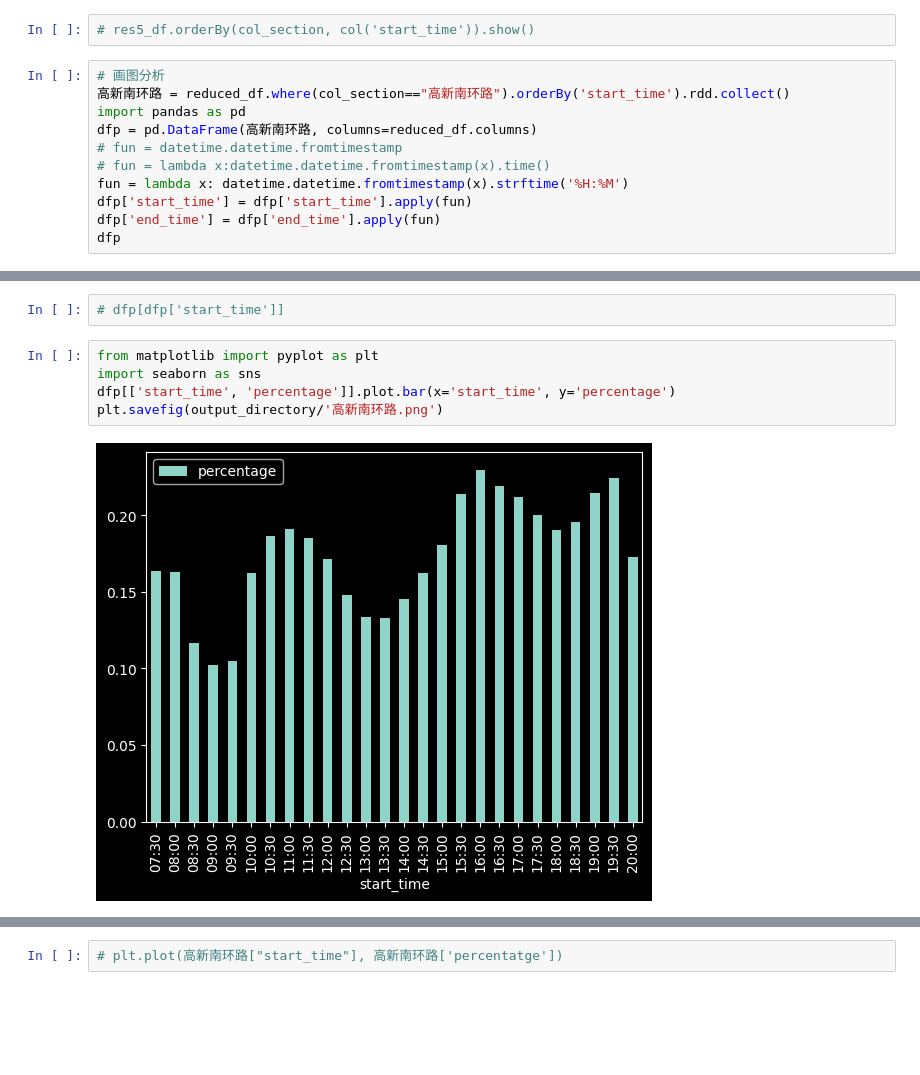
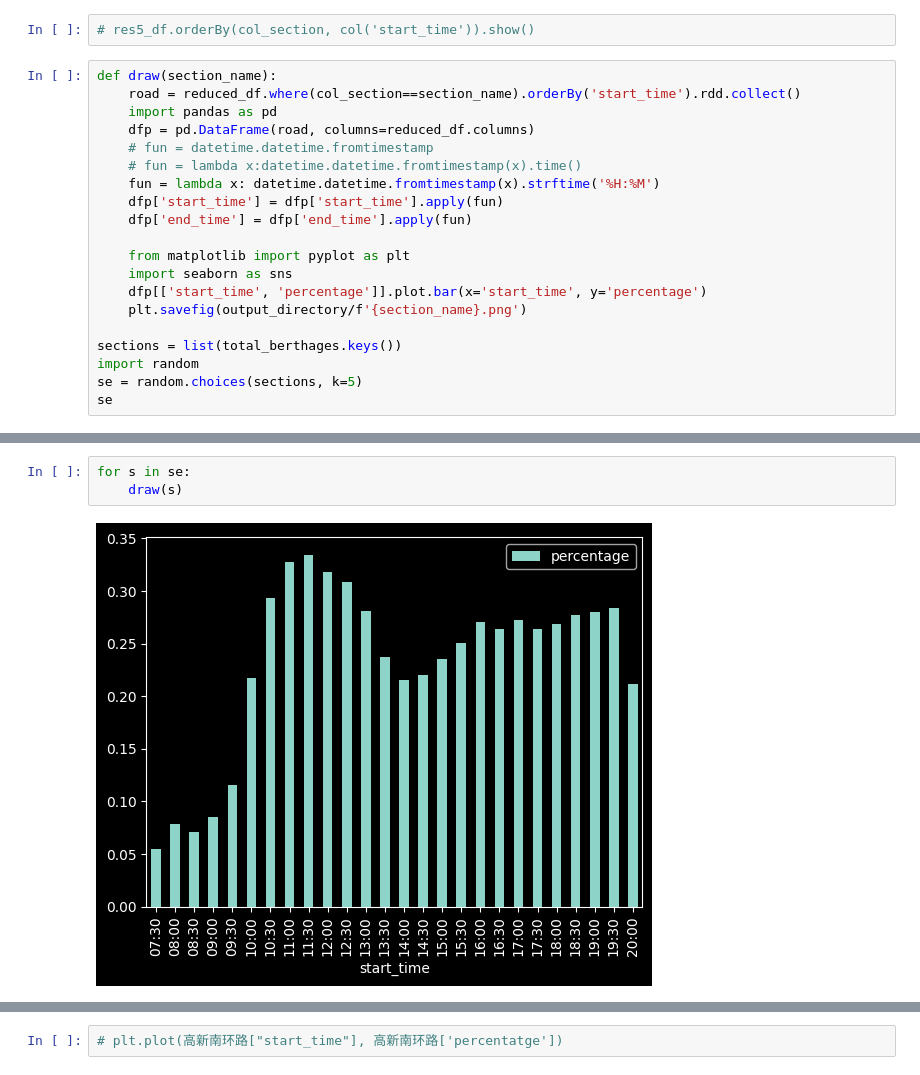
Before and after one commit to Mathematical-Jedi/Learning-Spark, a Jupyter notebook: src/question5.ipynb, the cells around one changed output, grey strips where cells are left out. Drawn from its saved outputs; the diff is of its cells as text; blank space fills up the shorter version.

```diff
--- a/src/question5.ipynb
+++ b/src/question5.ipynb
@@ -153,14 +154,23 @@ only showing top 20 rows
 # %%
 # res5_df.orderBy(col_section, col('start_time')).show()
 # %%
-# 画图分析
-高新南环路 = reduced_df.where(col_section=="高新南环路").orderBy('start_time').rdd.collect()
-import pandas as pd
-dfp = pd.DataFrame(高新南环路, columns=reduced_df.columns)
-# fun = datetime.datetime.fromtimestamp
-# fun = lambda x:datetime.datetime.fromtimestamp(x).time()
-fun = lambda x: datetime.datetime.fromtimestamp(x).strftime('%H:%M')
-dfp['start_time'] = dfp['start_time'].apply(fun)
-dfp['end_time'] = dfp['end_time'].apply(fun)
-dfp
+def draw(section_name):
+    road = reduced_df.where(col_section==section_name).orderBy('start_time').rdd.collect()
+    import pandas as pd
+    dfp = pd.DataFrame(road, columns=reduced_df.columns)
+    # fun = datetime.datetime.fromtimestamp
+    # fun = lambda x:datetime.datetime.fromtimestamp(x).time()
+    fun = lambda x: datetime.datetime.fromtimestamp(x).strftime('%H:%M')
+    dfp['start_time'] = dfp['start_time'].apply(fun)
+    dfp['end_time'] = dfp['end_time'].apply(fun)
+
+    from matplotlib import pyplot as plt
+    import seaborn as sns
+    dfp[['start_time', 'percentage']].plot.bar(x='start_time', y='percentage')
+    plt.savefig(output_directory/f'{section_name}.png')
+
+sections = list(total_berthages.keys())
+import random
+se = random.choices(sections, k=5)
+se
 # %% [output]
@@ -184,9 +178,5 @@ dfp
-# %%
-# dfp[dfp['start_time']]
-# %%
-from matplotlib import pyplot as plt
-import seaborn as sns
-dfp[['start_time', 'percentage']].plot.bar(x='start_time', y='percentage')
-plt.savefig(output_directory/'高新南环路.png')
-# %% [output]
-[figure, removed]
+# %%
+for s in se:
+    draw(s)
+# %% [output]
+[figure, added]
```
Also changed, not shown: parts of 6 cells of this notebook, 9 other files.
